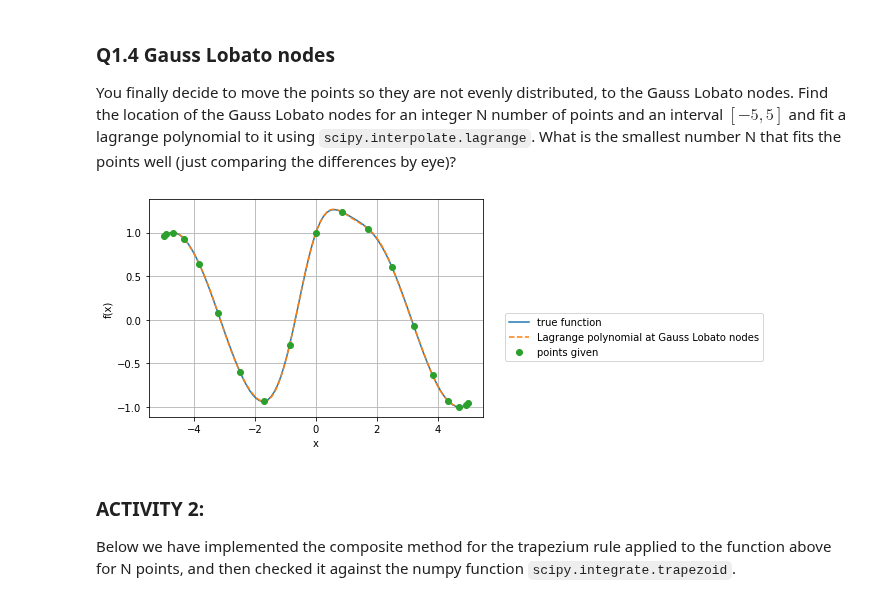
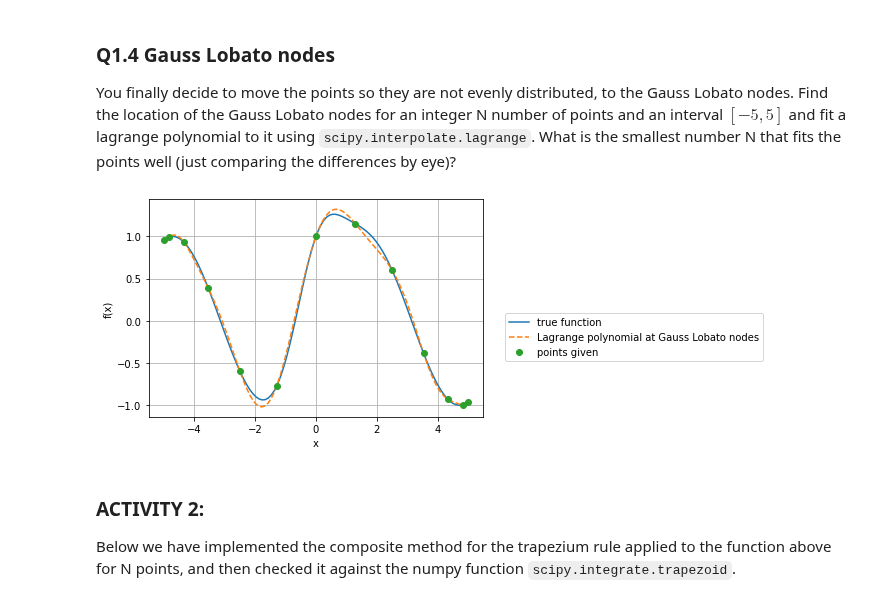
Before and after one commit to KAClough/TopicsInSciComp, a Jupyter notebook: Solutions/Week8_LabExercises-Solutions.ipynb, the cells around one changed output. Drawn from its saved outputs; the diff is of its cells as text; code cells hidden in the pictures.

```diff
--- a/Solutions/Week8_LabExercises-Solutions.ipynb
+++ b/Solutions/Week8_LabExercises-Solutions.ipynb
@@ -204,31 +204,31 @@ You finally decide to move the points so they are not evenly distributed, to the
 # %%
 # Your code here...
 
 # N is 18 gives a good fit, and note the lack of Runge phenomena as N increased
-N = 18
+N = 12
 a = -5
 b = 5
 
 # Find the Gauss Lobato nodes
 indices = np.arange(N+1)
 u_points = np.cos(np.pi * indices / N)
 x_points = (b - a)/2.0 * u_points + (a + b)/2.0
 y_points = get_y_test_function(x_points)
 
 # Fit the colocation polynomial
 lagrange_polynomial = lagrange(x_points, y_points)
 
 # Plots
 x_true = np.linspace(a,b,100)
 plt.plot(x_true, get_y_test_function(x_true), '-', label="true function")
 plt.plot(x_true, lagrange_polynomial(x_true), '--', label="Lagrange polynomial at Gauss Lobato nodes")
 plt.plot(x_points, y_points, 'o', label="points given")
 plt.xlabel("x")
 plt.ylabel("f(x)")
 plt.legend(bbox_to_anchor=(1.05, 0.5))
 plt.grid();
 # %% [output]
-[figure, old version]
+[figure, new version]
 # %% [markdown]
 ### ACTIVITY 2:
 
```
Also changed, not shown: 2 other files.
